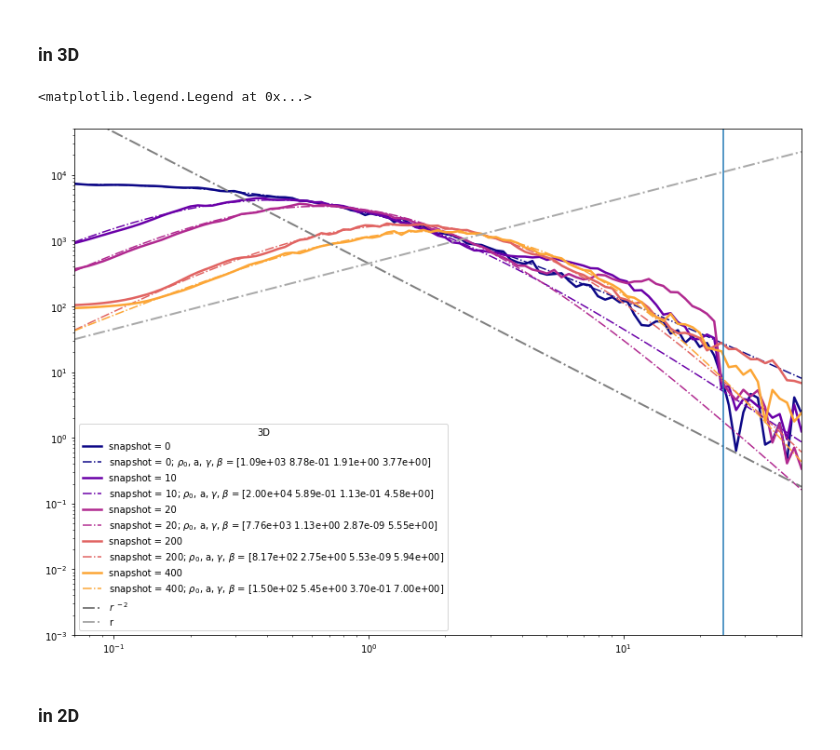
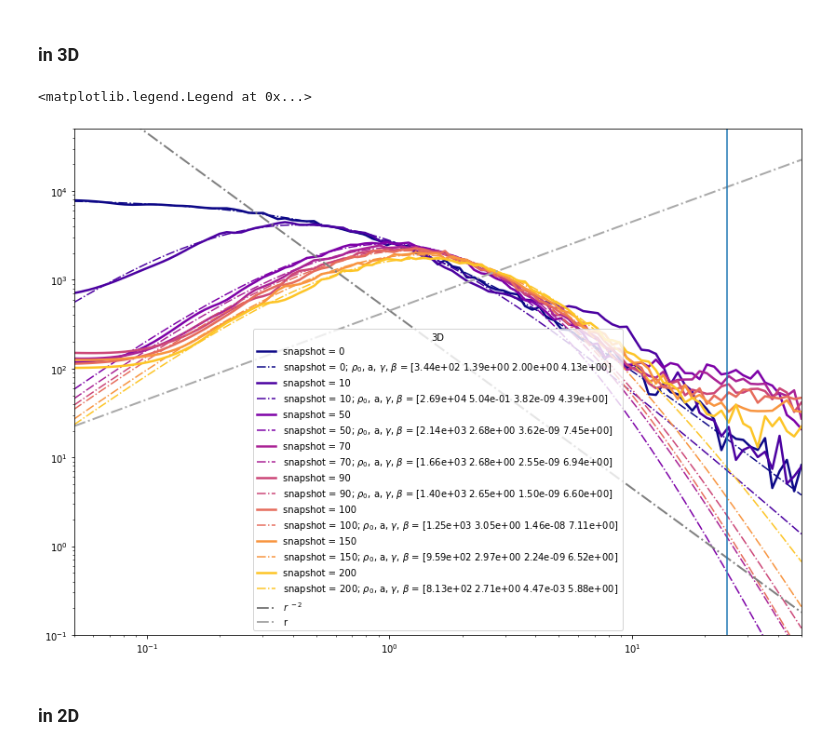
Before and after one commit to olgaborodina/N-body_simulations_analysis, a Jupyter notebook: profile_fit.ipynb, the cells around one changed output. Drawn from its saved outputs; the diff is of its cells as text; code cells hidden in the pictures.

Commit message:
Add parameters evolution

```diff
--- a/profile_fit.ipynb
+++ b/profile_fit.ipynb
@@ -21,8 +18,12 @@ snapshots = [0, 10, 20, 200, 400]
+# %%
+# snapshots = [0, 10, 20, 30, 40, 50, 60, 70, 80, 90, 100, 130, 150, 170, 200]
+#snapshots = [0, 100]
+snapshots = [0, 10, 50, 70, 90, 100, 150, 200]
 # %%
-r_e = np.geomspace(7e-2, 50, 101)
+r_e = np.geomspace(5e-2, 50, 101)
+# r_e = np.geomspace(1, 50, 101)
 
 dmdr_3D = pd.DataFrame(data={'r':r_e})
-dmdr_2D = pd.DataFrame(data={'r':r_e})
 
 popts_3D = pd.DataFrame()
 popts_2D = pd.DataFrame()
@@ -41,10 +42,10 @@ for snap in snapshots:
 
     fmodel = Model(f.dmdr_profile)
 
-    fmodel.set_param_hint('ro0', value=500, min=10, max=20000.0)
+    fmodel.set_param_hint('ro0', value=500, min=10, max=30000.0)
     fmodel.set_param_hint('a', value=0.5, min=0.1, max=20.0)
-    fmodel.set_param_hint('gamma', value=0.3, min=1e-9, max=2.0)
-    fmodel.set_param_hint('beta', value=4, min=3, max=7)
+    fmodel.set_param_hint('gamma', value=0.3, min=1e-9, max=2.5)
+    fmodel.set_param_hint('beta', value=4, min=3, max=10)
     params = fmodel.make_params()
 
     params['dim'].vary = False
@@ -59,27 +60,27 @@ for snap in snapshots:
 # %%
 cycol = iter(cm.plasma(np.linspace(0, 1, len(snapshots)+1)))
 np.set_printoptions(formatter={'float': "{0:0.2e}".format})
 
 fig, ax = plt.subplots(figsize=(14, 10))
 for snap in dmdr_3D.columns[1:]:
     c=next(cycol)
     ax.plot(dmdr_3D['r'], dmdr_3D[snap], label=f'snapshot = {snap}',
             c=c, lw=2.5)
     ax.plot(dmdr_3D['r'], f.dmdr_profile(dmdr_3D['r'], *popts_3D[snap], 3),
             c=c, ls='-.', label=fr'snapshot = {snap}; $\rho_0$, a, $\gamma$, $\beta$ = {popts_3D[snap].values}')
 
 ax.plot(dmdr_3D['r'], 450 / dmdr_3D['r'] ** 2, c='gray', label=r'$r^{\ -2}$', ls= '-.', lw=2)
 ax.plot(dmdr_3D['r'], 450 * dmdr_3D['r'] , c='darkgrey', label='r', ls= '-.', lw=2)
 ax.plot([1.23 * 20, 1.23 * 20], [1e-3, 1e5])
 
-ax.set_ylim(1e-3, 5e4)
+ax.set_ylim(1e-1, 5e4)
 ax.set_xlim(r_e.min(), r_e.max())
 
 ax.set_yscale('log')
 ax.set_xscale('log')
 ax.legend(title='3D')
 # %% [output]
 <matplotlib.legend.Legend at 0x...>
-[figure, old version]
+[figure, new version]
 # %% [markdown]
 ### in 2D
```
Also changed, not shown: parts of 7 cells of this notebook, 1 other file.
